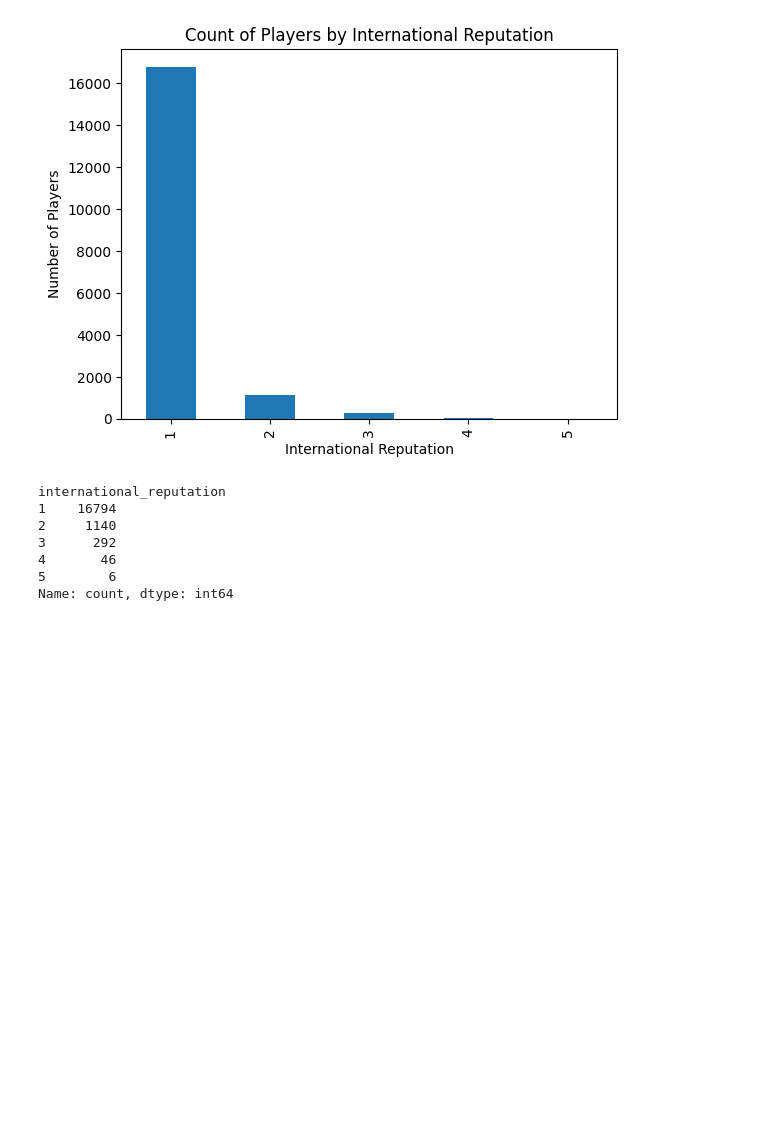
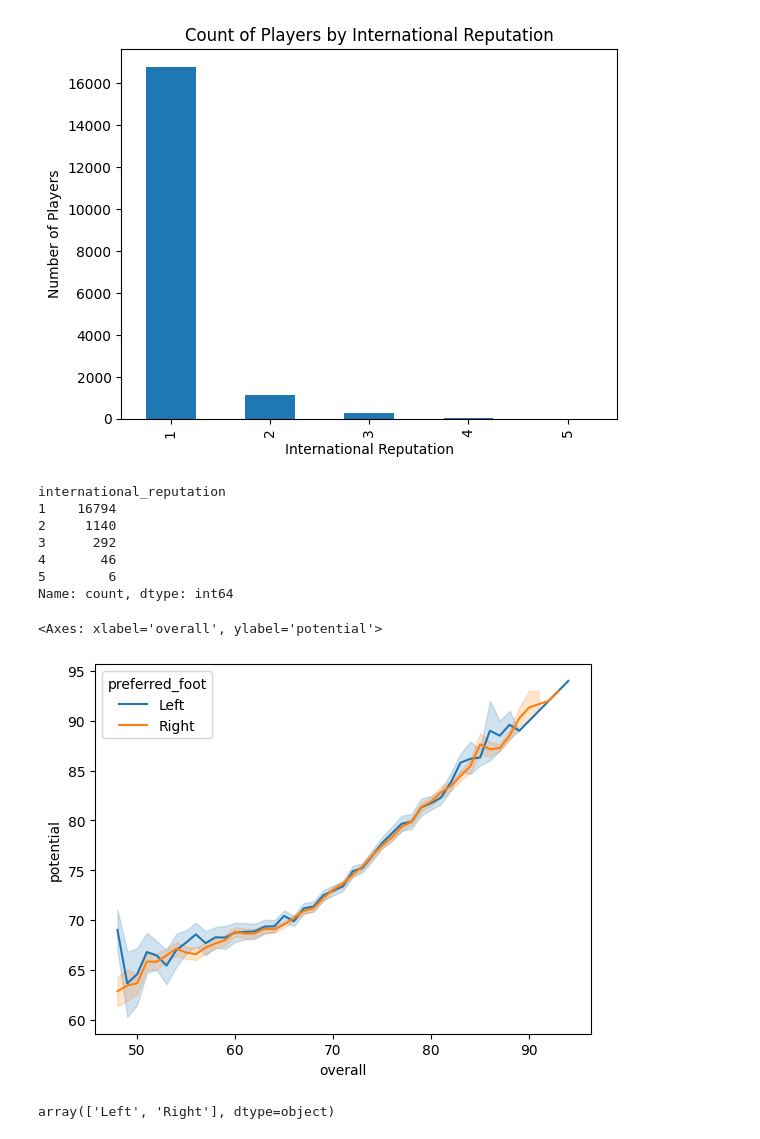
Before and after one commit to SudarshanIngole/Machine-Learning-Projects, a Jupyter notebook: PRCP_FIFA_20.ipynb, the cells around one changed output. Cells and saved outputs as stored; diff of their text form; code cells hidden in the pictures; blank space fills up the shorter version.

```diff
--- a/PRCP_FIFA_20.ipynb
+++ b/PRCP_FIFA_20.ipynb
@@ -325,3 +339,14 @@ international_reputation
 4       46
 5        6
 Name: count, dtype: int64
+# %%
+sns.lineplot(x='overall', y='potential', data=data, hue='preferred_foot')
+plt.title('Relation between overall vs Potential with ')
+plt.show()
+# %% [output]
+<Axes: xlabel='overall', ylabel='potential'>
+[figure, added]
+# %%
+data.preferred_foot.unique()
+# %% [output]
+array(['Left', 'Right'], dtype=object)
```
Also changed, not shown: parts of 11 cells of this notebook.
